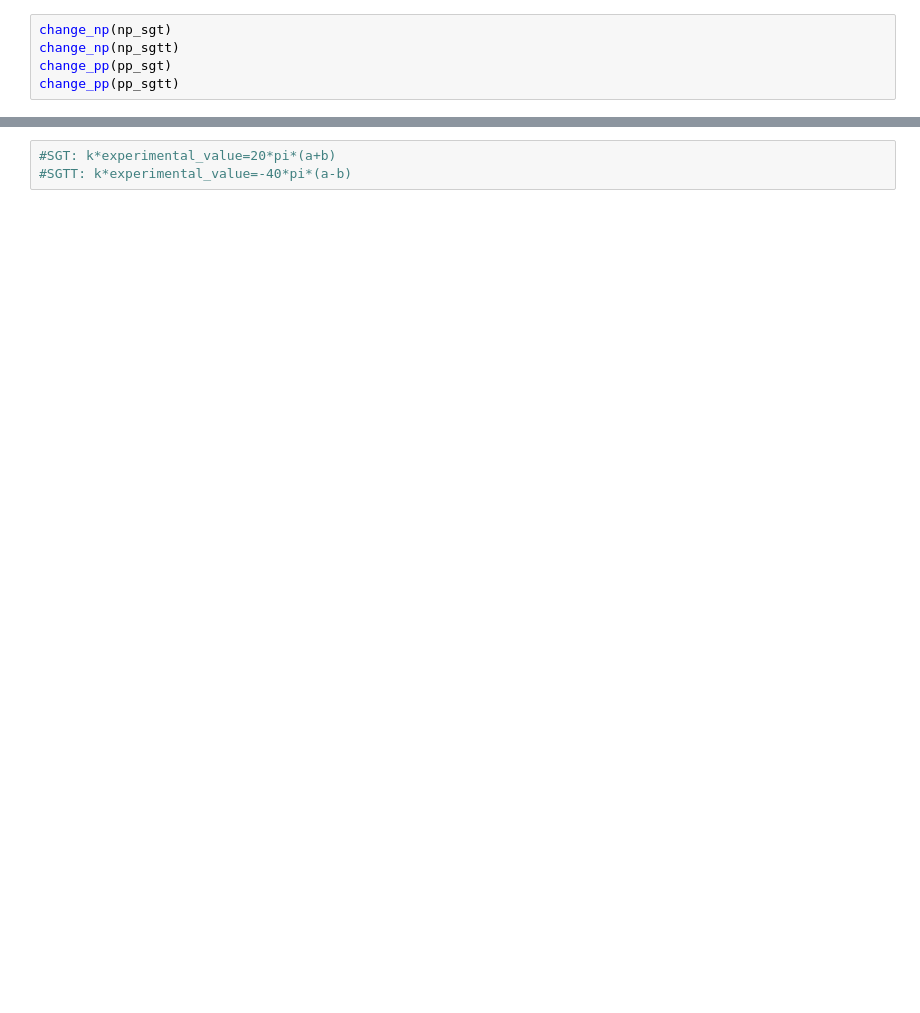
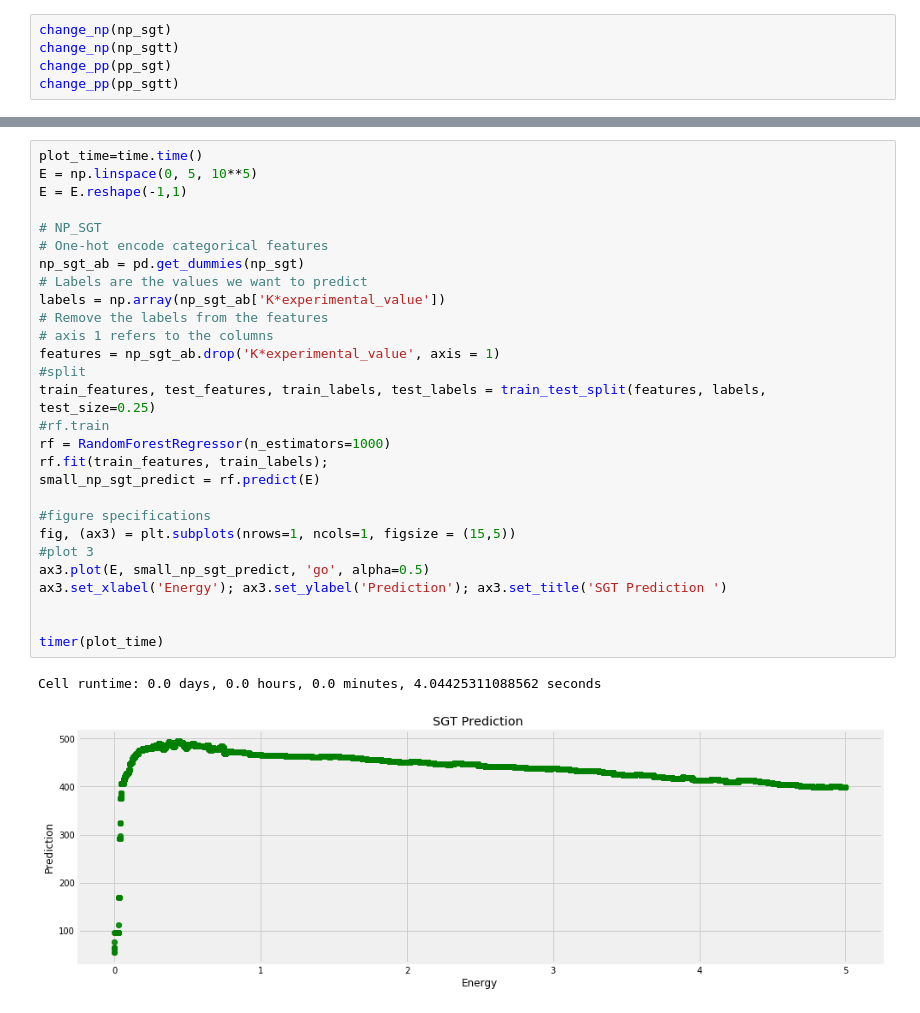
Before and after one commit to Steviered19/Scattering_Random_Forest, a Jupyter notebook: SGT_Training.ipynb, the cells around one changed output, grey strips where cells are left out. Saved outputs shown, nothing was run; the diff lists cells and outputs as text; blank space fills up the shorter version.

```diff
--- a/SGT_Training.ipynb
+++ b/SGT_Training.ipynb
@@ -229,3 +329,31 @@ Training Variance [1.32256568e-04 9.75386799e-05 2.30562968e-04 2.46774687e-04
-# %%
-#SGT: k*experimental_value=20*pi*(a+b)
-#SGTT: k*experimental_value=-40*pi*(a-b)
+# %%
+plot_time=time.time()
+E = np.linspace(0, 5, 10**5)
+E = E.reshape(-1,1)
+
+# NP_SGT
+# One-hot encode categorical features
+np_sgt_ab = pd.get_dummies(np_sgt)
+# Labels are the values we want to predict
+labels = np.array(np_sgt_ab['K*experimental_value'])
+# Remove the labels from the features
+# axis 1 refers to the columns
+features = np_sgt_ab.drop('K*experimental_value', axis = 1)
+#split
+train_features, test_features, train_labels, test_labels = train_test_split(features, labels, test_size=0.25)
+#rf.train
+rf = RandomForestRegressor(n_estimators=1000)
+rf.fit(train_features, train_labels);
+small_np_sgt_predict = rf.predict(E)
+
+#figure specifications
+fig, (ax3) = plt.subplots(nrows=1, ncols=1, figsize = (15,5))
+#plot 3
+ax3.plot(E, small_np_sgt_predict, 'go', alpha=0.5)
+ax3.set_xlabel('Energy'); ax3.set_ylabel('Prediction'); ax3.set_title('SGT Prediction ')
+
+
+timer(plot_time)
+# %% [output]
+Cell runtime: 0.0 days, 0.0 hours, 0.0 minutes, 4.04425311088562 seconds
+[figure, added]
```
Also changed, not shown: parts of 25 cells of this notebook, 54 other files.
